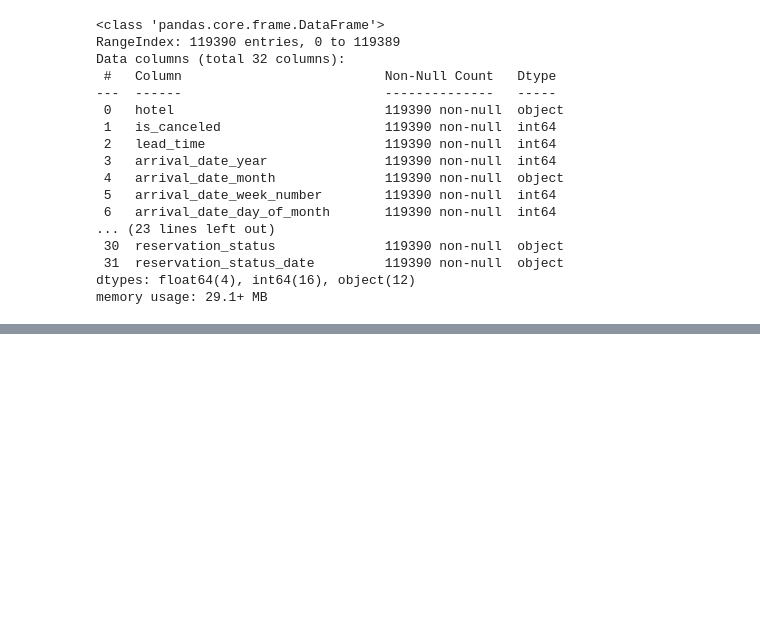
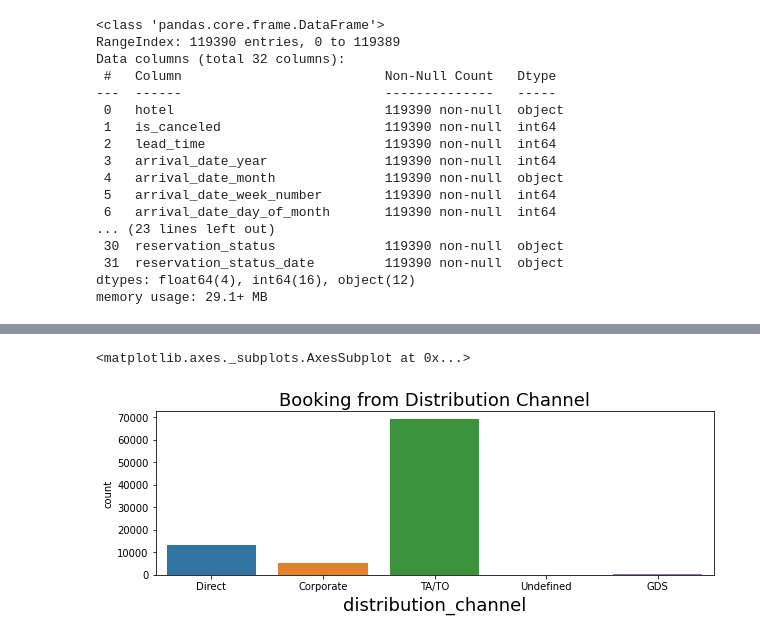
Before and after one commit to Vinnev/EDA-Capstone-Project-1, a Jupyter notebook: Hotel_Booking_Analysis(Individual_)_Capstone_Project.ipynb, the cells around one changed output, grey strips where cells are left out. Saved outputs shown, nothing was run; the diff lists cells and outputs as text; code cells hidden in the pictures; blank space fills up the shorter version.

```diff
--- a/Hotel_Booking_Analysis(Individual_)_Capstone_Project.ipynb
+++ b/Hotel_Booking_Analysis(Individual_)_Capstone_Project.ipynb
@@ -158,0 +161,11 @@ memory usage: 28.1+ MB
+# %%
+#4) Distribution Channel with maximum booking
+distribution_chan = df['distribution_channel']
+distribution_chan.dropna(inplace = True)
+plt.figure(figsize=(10,3))
+plt.title('Booking from Distribution Channel', fontsize=18)
+plt.xlabel('xlabel',fontsize=18)
+sns.countplot(df['distribution_channel'])
+# %% [output]
+<matplotlib.axes._subplots.AxesSubplot at 0x...>
+[figure, added]
```
Also changed, not shown: parts of 19 cells of this notebook.
